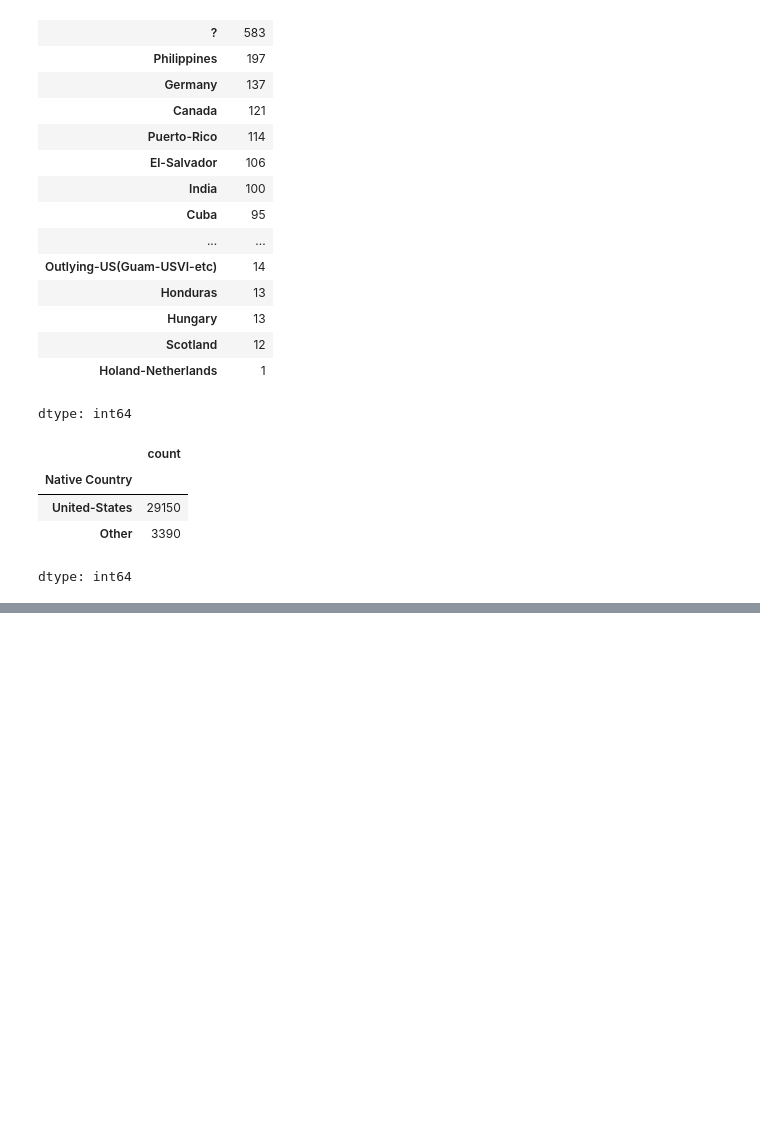
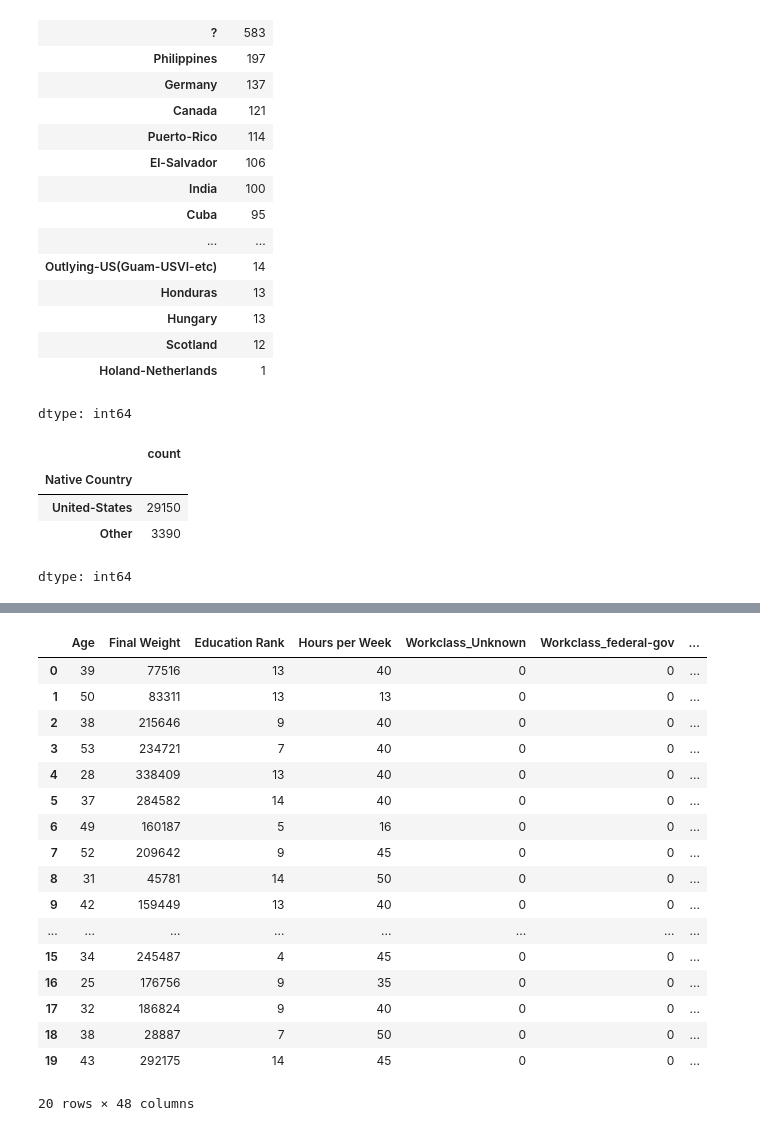
Before and after one commit to hippopotamuspal/MachineLearningProject, a Jupyter notebook: Income_Census_Data.ipynb, the cells around one changed output, grey strips where cells are left out. Drawn from its saved outputs; the diff is of its cells as text; code cells hidden in the pictures; blank space fills up the shorter version.

```diff
--- a/Income_Census_Data.ipynb
+++ b/Income_Census_Data.ipynb
@@ -189,0 +199,8 @@ USE SQL OR SPARK
+# %%
+# Create a Spark session
+spark = SparkSession.builder \
+    .appName("CensusIncomeAnalysis") \
+    .getOrCreate()
+# %%
+# Convert pandas DataFrame to PySpark DataFrame
+spark_df = spark.createDataFrame(df_census_income)
@@ -189,0 +231,6 @@ USE SQL OR SPARK
+# %%
+# Drop the Income column from the main DataFrame
+features_df = spark_df.drop("Income Greater than 50k")
+
+# Show the first few rows
+features_df.show()
@@ -189,0 +255,6 @@ USE SQL OR SPARK
+# %%
+# Convert features_df and income_df from PySpark to pandas
+features_pd = features_df.toPandas()
+income_pd = income_df.toPandas()
+
+income_pd.head()
@@ -190,2 +268,26 @@ USE SQL OR SPARK
+# %%
+# Encode the categorical variables using get_dummies
+features_pd = pd.get_dummies(features_pd)
+features_pd = features_pd.astype(int)
+features_pd.head(20)
+# %% [output]
+|  | Age | Final Weight | Education Rank | Hours per Week | Workclass_Unknown | Workclass_federal-gov | ... |
+| 0 | 39 | 77516 | 13 | 40 | 0 | 0 | ... |
+| 1 | 50 | 83311 | 13 | 13 | 0 | 0 | ... |
+| 2 | 38 | 215646 | 9 | 40 | 0 | 0 | ... |
+| 3 | 53 | 234721 | 7 | 40 | 0 | 0 | ... |
+| 4 | 28 | 338409 | 13 | 40 | 0 | 0 | ... |
+| 5 | 37 | 284582 | 14 | 40 | 0 | 0 | ... |
+| 6 | 49 | 160187 | 5 | 16 | 0 | 0 | ... |
+| 7 | 52 | 209642 | 9 | 45 | 0 | 0 | ... |
+| 8 | 31 | 45781 | 14 | 50 | 0 | 0 | ... |
+| 9 | 42 | 159449 | 13 | 40 | 0 | 0 | ... |
+| ... | ... | ... | ... | ... | ... | ... | ... |
+| 15 | 34 | 245487 | 4 | 45 | 0 | 0 | ... |
+| 16 | 25 | 176756 | 9 | 35 | 0 | 0 | ... |
+| 17 | 32 | 186824 | 9 | 40 | 0 | 0 | ... |
+| 18 | 38 | 28887 | 7 | 50 | 0 | 0 | ... |
+| 19 | 43 | 292175 | 14 | 45 | 0 | 0 | ... |
+20 rows × 48 columns
 # %%
 # Splitting into Train and Test sets
```
Also changed, not shown: parts of 33 cells of this notebook.
